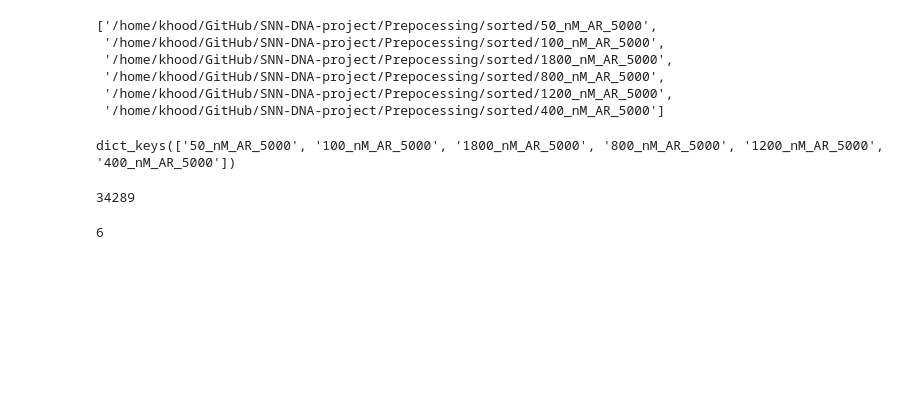
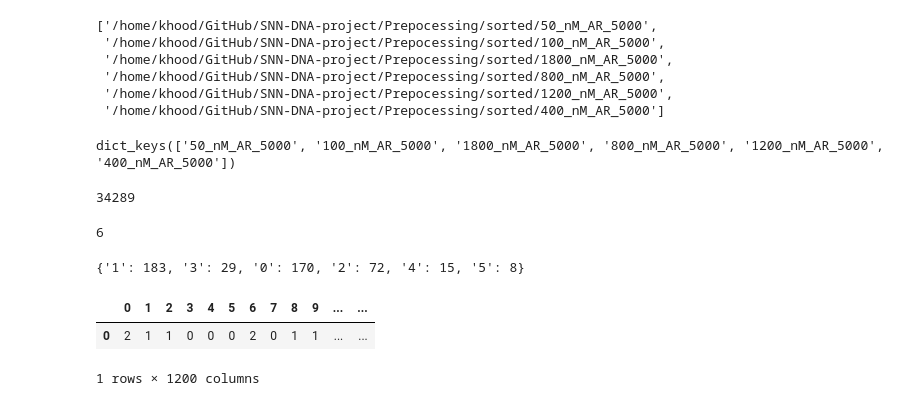
Before and after one commit to khood5/SNN-DNA-project, a Jupyter notebook: dataPlayground.ipynb, the cells around one changed output. Drawn from its saved outputs; the diff is of its cells as text; code cells hidden in the pictures; blank space fills up the shorter version.

```diff
--- a/dataPlayground.ipynb
+++ b/dataPlayground.ipynb
@@ -778,5 +803,25 @@ for k in rawData.keys():
     df = [list(df)]
     dfs[k] = pd.DataFrame(df)
+# %%
+sums = []
+for i in data:
+    sums.append(sum(i))
+
+sumOccurrences = {}
+for i in sums:
+    if f'{i}' in sumOccurrences.keys():
+        sumOccurrences[f'{i}'] = sumOccurrences[f'{i}'] + 1
+    else:
+        sumOccurrences[f'{i}'] = 1
+sumOccurrences
+# %% [output]
+{'1': 183, '3': 29, '0': 170, '2': 72, '4': 15, '5': 8}
+# %%
+dfs[k]
+# %% [output]
+|  | 0 | 1 | 2 | 3 | 4 | 5 | 6 | 7 | 8 | 9 | ... | ... |
+| 0 | 2 | 1 | 1 | 0 | 0 | 0 | 2 | 0 | 1 | 1 | ... | ... |
+1 rows × 1200 columns
 # %%
 for k in dfs.keys():
     plt.rcParams['figure.figsize'] = [30, 5]
```
Also changed, not shown: parts of 19 cells of this notebook, 34 other files.
